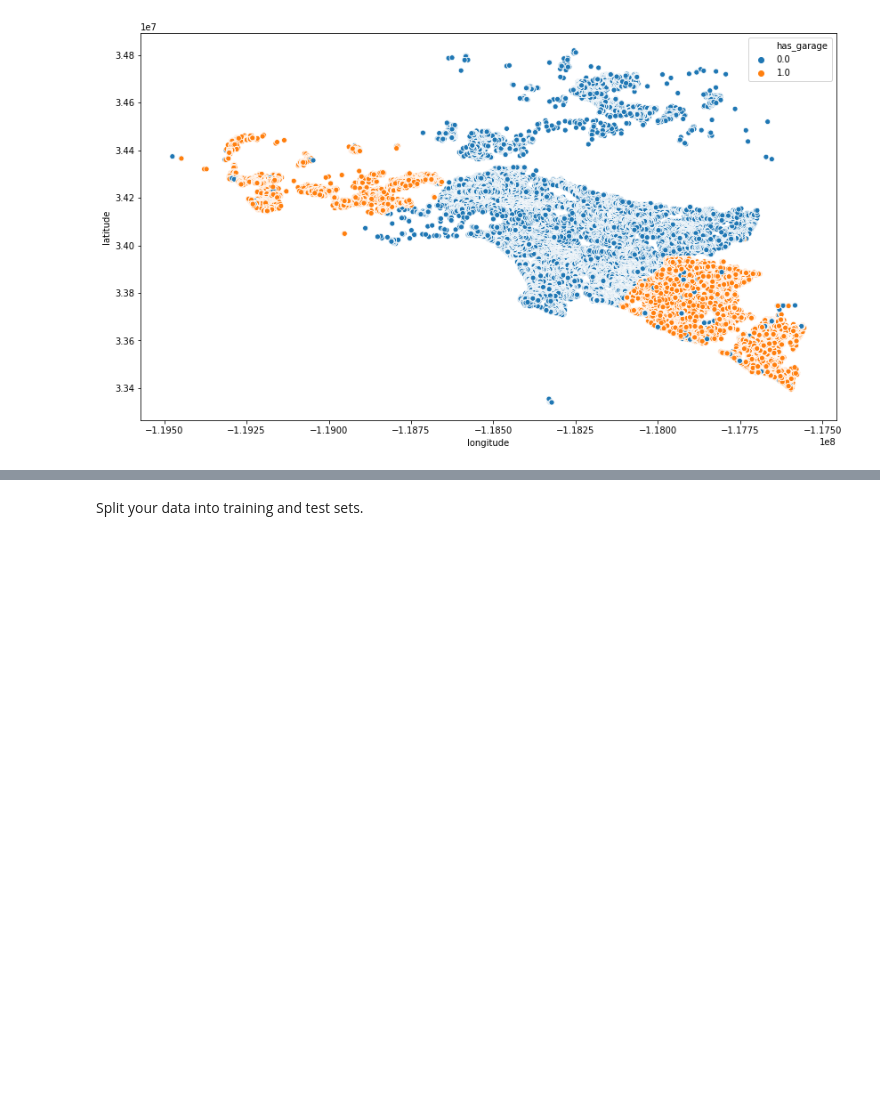
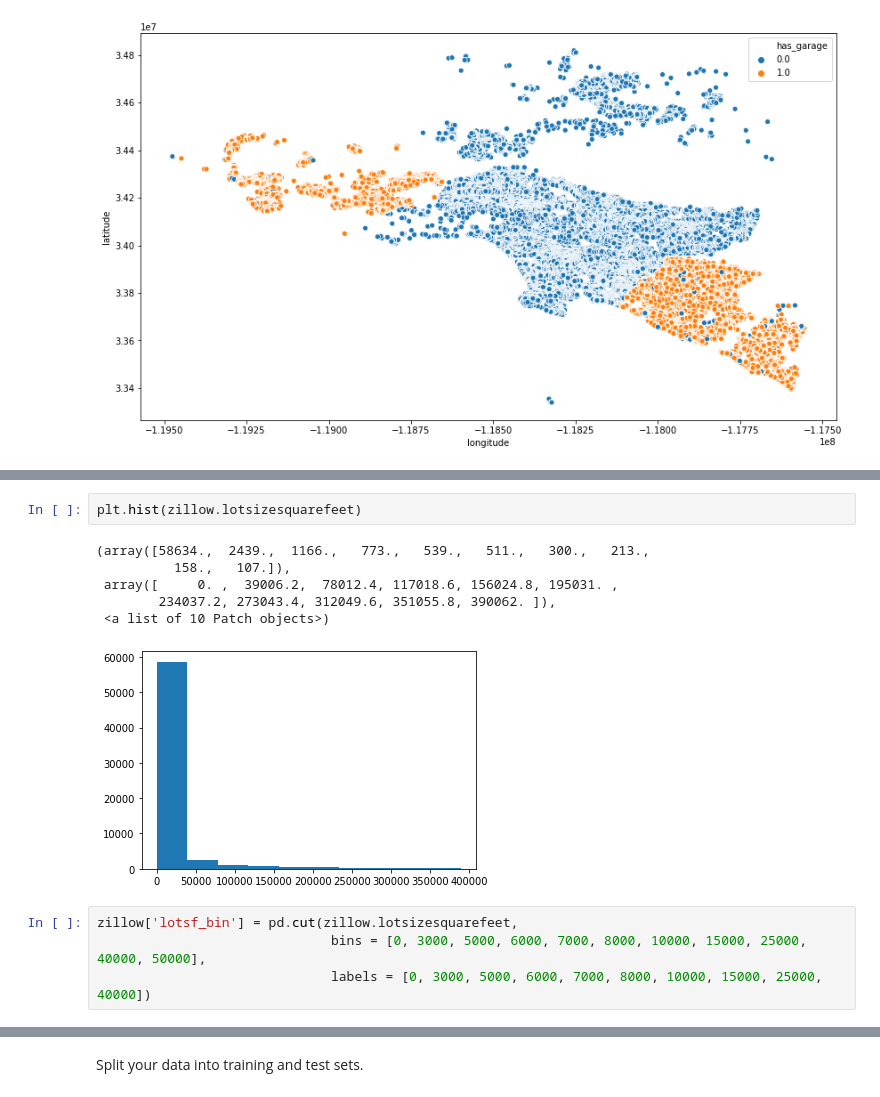
Before and after one commit to clustering-zillow/clustering-zillow, a Jupyter notebook: Brandi-cluster.ipynb, the cells around one changed output, grey strips where cells are left out. Drawn from its saved outputs; the diff is of its cells as text; blank space fills up the shorter version.

Commit message:
added new file: zillow_fe with calculated and binned features

```diff
--- a/Brandi-cluster.ipynb
+++ b/Brandi-cluster.ipynb
@@ -184,0 +185,13 @@ zillow.sf_bin.value_counts(sort = False).plot.bar()
+# %%
+plt.hist(zillow.lotsizesquarefeet)
+# %% [output]
+(array([58634.,  2439.,  1166.,   773.,   539.,   511.,   300.,   213.,
+          158.,   107.]),
+ array([     0. ,  39006.2,  78012.4, 117018.6, 156024.8, 195031. ,
+        234037.2, 273043.4, 312049.6, 351055.8, 390062. ]),
+ <a list of 10 Patch objects>)
+[figure, added]
+# %%
+zillow['lotsf_bin'] = pd.cut(zillow.lotsizesquarefeet,
+                              bins = [0, 3000, 5000, 6000, 7000, 8000, 10000, 15000, 25000, 40000, 50000],
+                              labels = [0, 3000, 5000, 6000, 7000, 8000, 10000, 15000, 25000, 40000])
```
Also changed, not shown: parts of 11 cells of this notebook, 1 other file.
